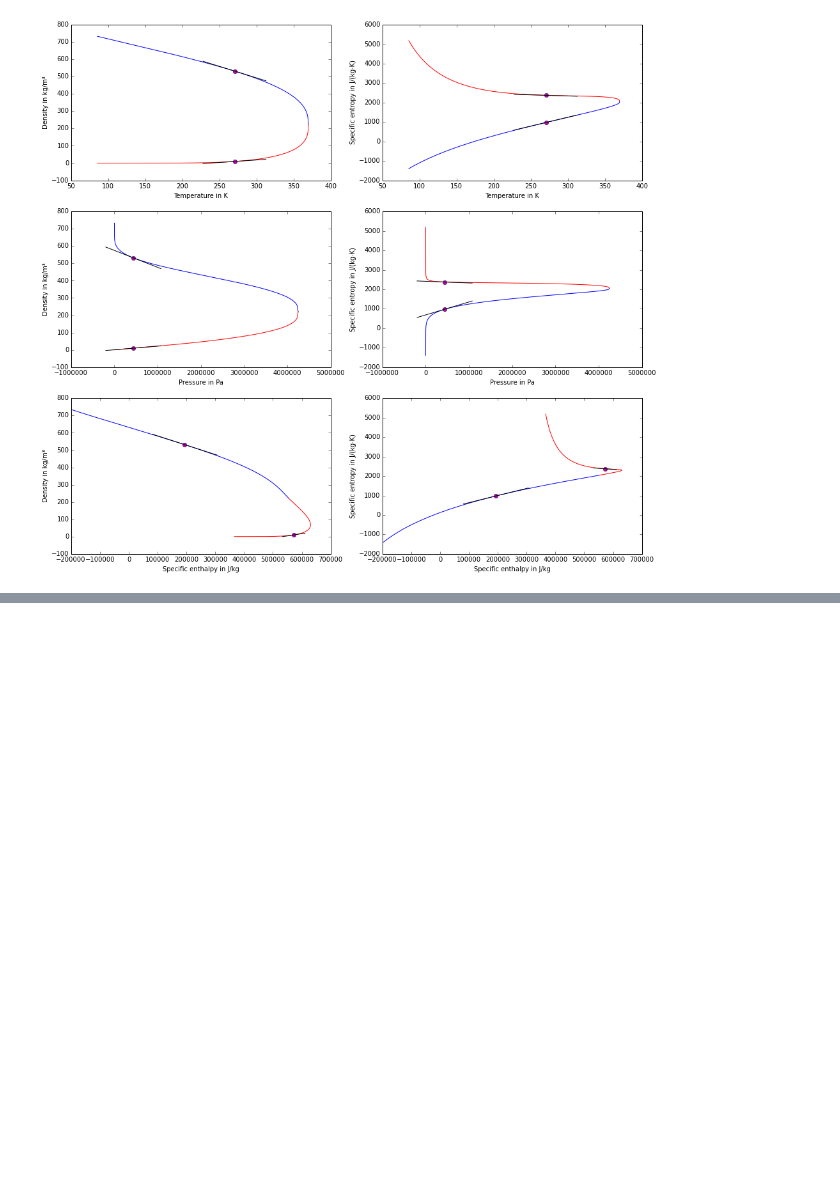
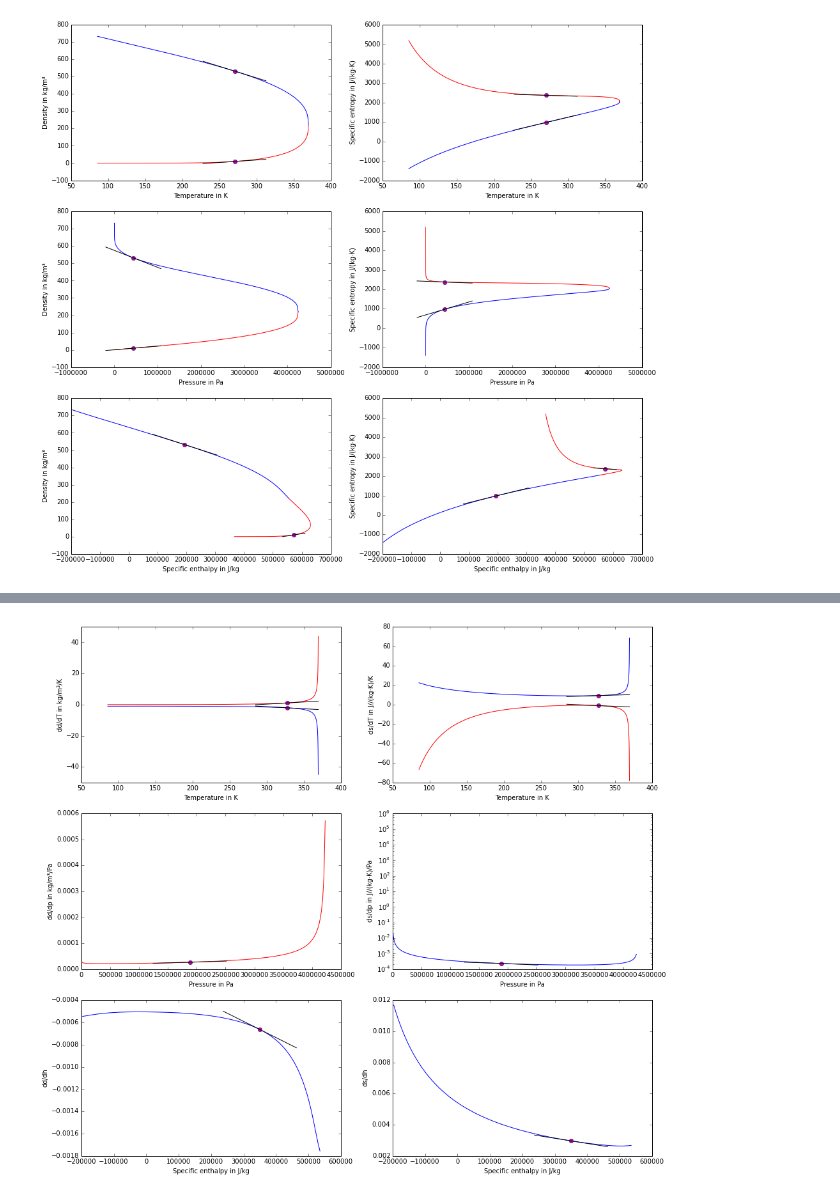
Before and after one commit to CoolProp/CoolProp, a Jupyter notebook: doc/notebooks/Saturation.ipynb, the cells around one changed output, grey strips where cells are left out. Saved outputs shown, nothing was run; the diff lists cells and outputs as text; code cells hidden in the pictures; blank space fills up the shorter version.

Commit message:
update on saturation derivatives

```diff
--- a/doc/notebooks/Saturation.ipynb
+++ b/doc/notebooks/Saturation.ipynb
@@ -250,0 +295,95 @@ drawTangent(p_sat, dd_dp_qv, numSlopeAr(p_sat, dd_dp_qv), mySatPoint)
+# %%
+# calculate analytical 2nd derivs (using temporary names)
+
+# A=dd_dT_p and B=dd_dp_T
+# liq side
+dA_dT_ql = d2d_dT2_pl + d2d_dpTl*dp_dT_q
+dB_dT_ql = d2d_dpTl + d2d_dp2_Tl*dp_dT_q
+d2d_dT2_ql = dA_dT_ql + dB_dT_ql*dp_dT_q + dd_dp_Tl*d2p_dT2_q
+# vap side
+dA_dT_qv = d2d_dT2_pv + d2d_dpTv*dp_dT_q
+dB_dT_qv = d2d_dpTv + d2d_dp2_Tv*dp_dT_q
+d2d_dT2_qv = dA_dT_qv + dB_dT_qv*dp_dT_q + dd_dp_Tv*d2p_dT2_q
+
+# C=ds_dT_p and E=ds_dp_T
+# liq side
+dC_dT_ql = d2s_dT2_dl + d2s_ddTl*dd_dT_ql
+dE_dT_ql = d2s_ddTl + d2s_dd2_Tl*dd_dT_ql
+d2s_dT2_ql = dC_dT_ql + dE_dT_ql*dd_dT_ql + ds_dd_Tl*d2d_dT2_ql
+# vap side
+d2s_dT2_qv = numSlopeAr(T_sat, ds_dT_qv)
+
+# temp: numerical slope
+
+d2d_dp2_ql = numSlopeAr(p_sat, dd_dp_ql)
+d2d_dp2_qv = numSlopeAr(p_sat, dd_dp_qv)
+
+d2s_dp2_ql = numSlopeAr(p_sat, ds_dp_ql)
+d2s_dp2_qv = numSlopeAr(p_sat, ds_dp_qv)
+
+d2d_dh2_ql = numSlopeAr(h_sat_liq, dd_dh_ql)
+d2d_dh2_qv = numSlopeAr(h_sat_vap, dd_dh_qv)
+
+d2s_dh2_ql = numSlopeAr(h_sat_liq, ds_dh_ql)
+d2s_dh2_qv = numSlopeAr(h_sat_vap, ds_dh_qv)
+
+# Pick a point and set figure size
+mySatPoint = int(nPoints-150)
+plt.figure(figsize=(16,16*3/2/golden))
+
+# dd_dT versus T
+plt.subplot(3,2,1)
+plt.plot(T_sat, dd_dT_ql, color='blue')
+plt.plot(T_sat, dd_dT_qv, color='red')
+plt.xlabel('Temperature in K')
+plt.ylabel('dd/dT in kg/m³/K')
+drawTangent(T_sat, dd_dT_ql, d2d_dT2_ql, mySatPoint)
+drawTangent(T_sat, dd_dT_qv, d2d_dT2_qv, mySatPoint)
+
+# ds_dT versus T
+plt.subplot(3,2,2)
+plt.plot(T_sat, ds_dT_ql, color='blue')
+plt.plot(T_sat, ds_dT_qv, color='red')
+plt.xlabel('Temperature in K')
+plt.ylabel('ds/dT in J//(kg·K)/K')
+drawTangent(T_sat, ds_dT_ql, d2s_dT2_ql, mySatPoint)
+drawTangent(T_sat, ds_dT_qv, d2s_dT2_qv, mySatPoint)
+
+# dd_dp versus p
+plt.subplot(3,2,3)
+#plt.plot(p_sat, dd_dp_ql, color='blue')
+plt.plot(p_sat, dd_dp_qv, color='red')
+plt.xlabel('Pressure in Pa')
+plt.ylabel('dd/dp in kg/m³/Pa')
+#drawTangent(p_sat, dd_dp_ql, d2d_dp2_ql, mySatPoint)
+drawTangent(p_sat, dd_dp_qv, d2d_dp2_qv, mySatPoint)
+
+# ds_dp versus p
+plt.subplot(3,2,4)
+plt.plot(p_sat, ds_dp_ql, color='blue')
+#plt.plot(p_sat, ds_dp_qv, color='red')
+plt.yscale('log')
+plt.xlabel('Pressure in Pa')
+plt.ylabel('ds/dp in J//(kg·K)/Pa')
+drawTangent(p_sat, ds_dp_ql, d2s_dp2_ql, mySatPoint)
+#drawTangent(p_sat, ds_dp_qv, d2s_dp2_qv, mySatPoint)
+
+# dd_dh versus h
+plt.subplot(3,2,5)
+plt.plot(h_sat_liq, dd_dh_ql, color='blue')
+#plt.plot(h_sat_vap, dd_dh_qv, color='red')
+plt.xlabel('Specific enthalpy in J/kg')
+plt.ylabel('dd/dh')
+drawTangent(h_sat_liq, dd_dh_ql, d2d_dh2_ql, mySatPoint)
+#drawTangent(h_sat_vap, dd_dh_qv, d2d_dh2_qv, mySatPoint)
+
+# ds_dh versus h
+plt.subplot(3,2,6)
+plt.plot(h_sat_liq, ds_dh_ql, color='blue')
+#plt.plot(h_sat_vap, ds_dh_qv, color='red')
+plt.xlabel('Specific enthalpy in J/kg')
+plt.ylabel('ds/dh')
+drawTangent(h_sat_liq, ds_dh_ql, d2s_dh2_ql, mySatPoint)
+#drawTangent(h_sat_vap, ds_dh_qv, d2s_dh2_qv, mySatPoint)
+# %% [output]
+[figure, added]
```
Also changed, not shown: parts of 4 cells of this notebook.
